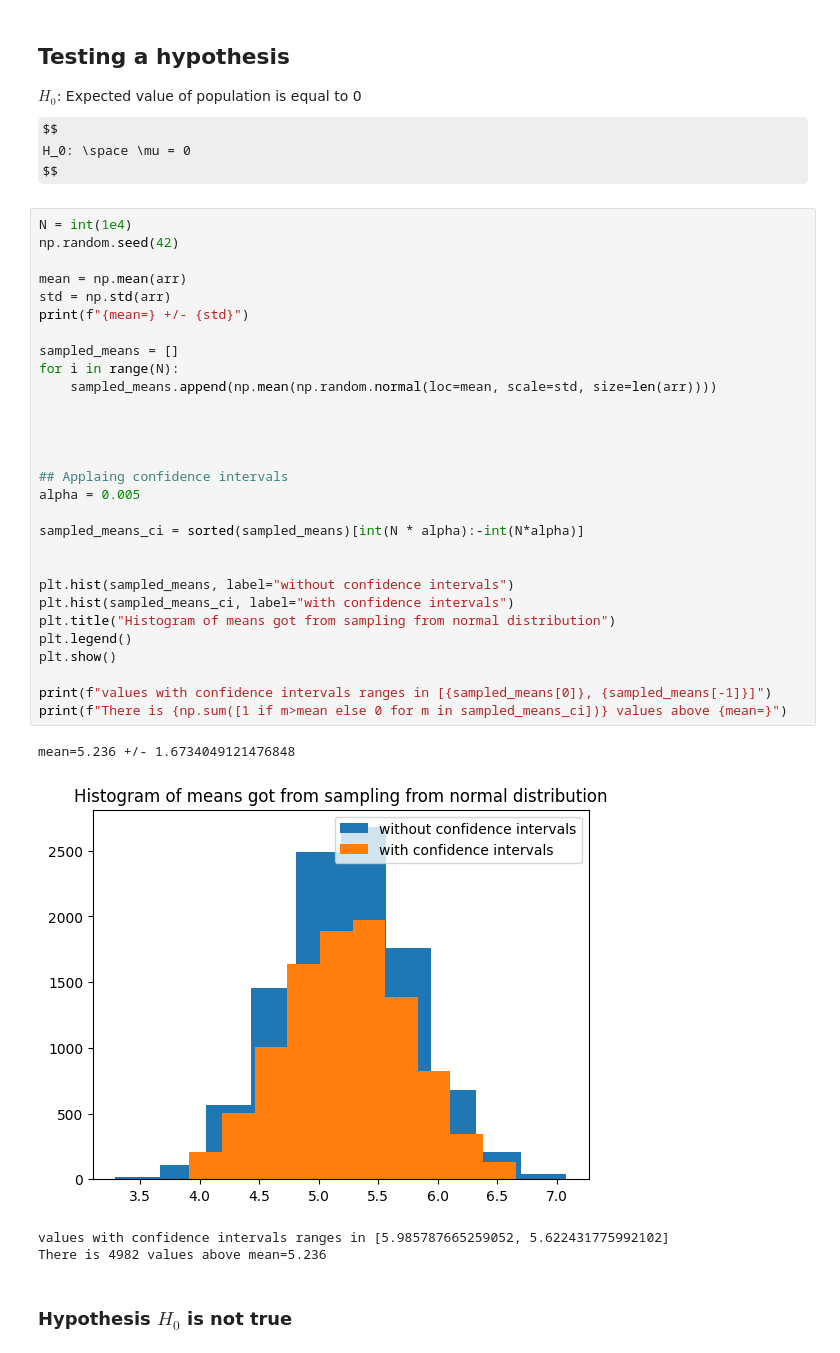
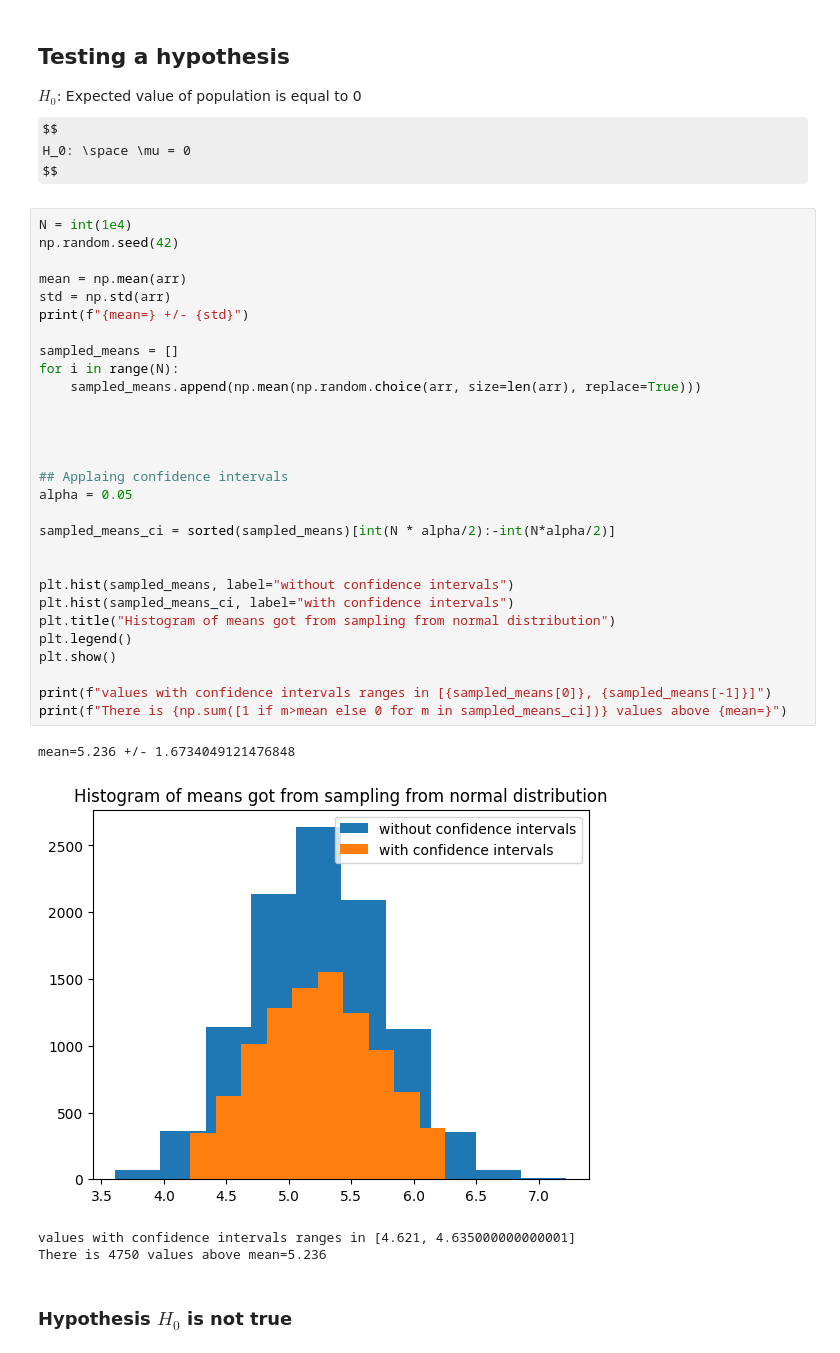
Before and after one commit to xXKeNdAmAmAsTeRXx/Machine-Learning-Tasks, a Jupyter notebook: Resampling_Methods/Statistical_Testing.ipynb, the cells around one changed output. Cells and saved outputs as stored; diff of their text form; some formulas as TeX source.

```diff
--- a/Resampling_Methods/Statistical_Testing.ipynb
+++ b/Resampling_Methods/Statistical_Testing.ipynb
@@ -79,37 +79,37 @@ $$
 # %%
 N = int(1e4)
 np.random.seed(42)
 
 mean = np.mean(arr)
 std = np.std(arr)
 print(f"{mean=} +/- {std}")
 
 sampled_means = []
 for i in range(N):
-    sampled_means.append(np.mean(np.random.normal(loc=mean, scale=std, size=len(arr))))
+    sampled_means.append(np.mean(np.random.choice(arr, size=len(arr), replace=True)))
 
 
 
 
 ## Applaing confidence intervals
-alpha = 0.005
+alpha = 0.05
 
-sampled_means_ci = sorted(sampled_means)[int(N * alpha):-int(N*alpha)]
+sampled_means_ci = sorted(sampled_means)[int(N * alpha/2):-int(N*alpha/2)]
 
 
 plt.hist(sampled_means, label="without confidence intervals")
 plt.hist(sampled_means_ci, label="with confidence intervals")
 plt.title("Histogram of means got from sampling from normal distribution")
 plt.legend()
 plt.show()
 
 print(f"values with confidence intervals ranges in [{sampled_means[0]}, {sampled_means[-1]}]")
 print(f"There is {np.sum([1 if m>mean else 0 for m in sampled_means_ci])} values above {mean=}")
 # %% [output]
 mean=5.236 +/- 1.6734049121476848
-[figure, old version]
+[figure, new version]
-values with confidence intervals ranges in [5.985787665259052, 5.622431775992102]
-There is 4982 values above mean=5.236
+values with confidence intervals ranges in [4.621, 4.635000000000001]
+There is 4750 values above mean=5.236
 # %% [markdown]
 ### Hypothesis $H_0$ is not true
 # %% [markdown]
```
Also changed, not shown: parts of 4 cells of this notebook, 1 other file.
